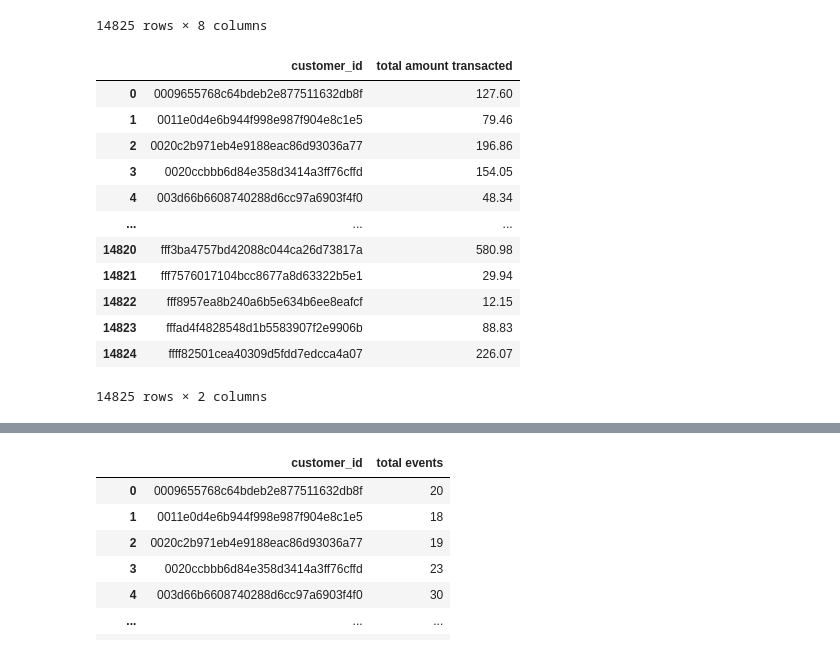
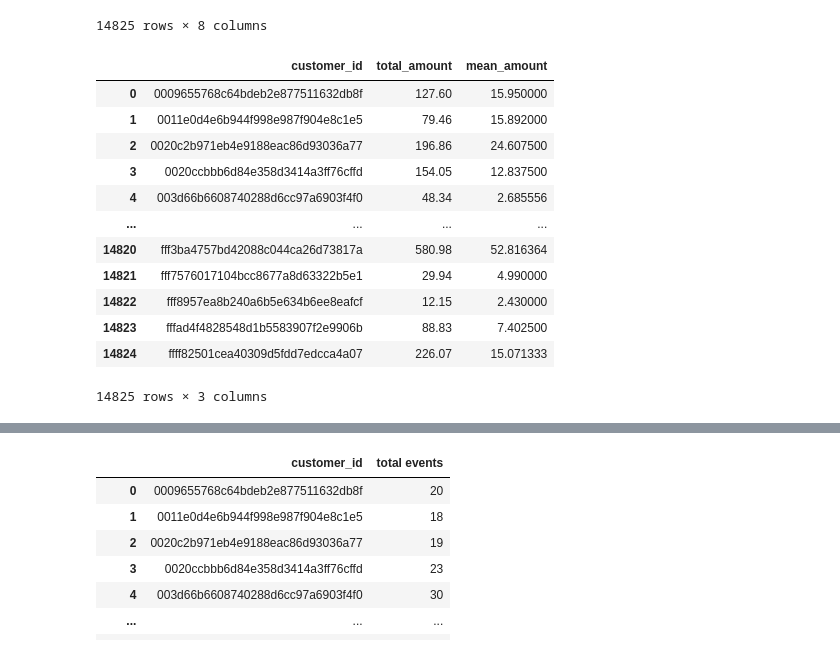
Before and after one commit to Koremm/Coffeeoffers, a Jupyter notebook: Coffee Offers Vscode.ipynb, the cells around one changed output, grey strips where cells are left out. Saved outputs shown, nothing was run; the diff lists cells and outputs as text; code cells hidden in the pictures.

```diff
--- a/Coffee Offers Vscode.ipynb
+++ b/Coffee Offers Vscode.ipynb
@@ -452,21 +461,30 @@ customers_no118
 # %%
 customer_totalamount = all_merged_no118[['customer_id','amount']].groupby('customer_id').sum().reset_index()
 customer_totalamount.rename(columns = {'amount':'total amount transacted'}, inplace = True)
-customer_totalamount
+
+
+
+customer_stats = all_merged_no118[['customer_id', 'amount']] \
+    .groupby('customer_id') \
+    .agg(total_amount=('amount', 'sum'),
+         mean_amount=('amount', 'mean')) \
+    .reset_index()
+#customer_totalamount.rename(columns = {'amount':'total amount transacted'}, inplace = True)
+customer_stats
 # %% [output]
-|  | customer_id | total amount transacted |
-| 0 | 0009655768c64bdeb2e877511632db8f | 127.60 |
-| 1 | 0011e0d4e6b944f998e987f904e8c1e5 | 79.46 |
-| 2 | 0020c2b971eb4e9188eac86d93036a77 | 196.86 |
-| 3 | 0020ccbbb6d84e358d3414a3ff76cffd | 154.05 |
-| 4 | 003d66b6608740288d6cc97a6903f4f0 | 48.34 |
-| ... | ... | ... |
-| 14820 | fff3ba4757bd42088c044ca26d73817a | 580.98 |
-| 14821 | fff7576017104bcc8677a8d63322b5e1 | 29.94 |
-| 14822 | fff8957ea8b240a6b5e634b6ee8eafcf | 12.15 |
-| 14823 | fffad4f4828548d1b5583907f2e9906b | 88.83 |
-| 14824 | ffff82501cea40309d5fdd7edcca4a07 | 226.07 |
+|  | customer_id | total_amount | mean_amount |
+| 0 | 0009655768c64bdeb2e877511632db8f | 127.60 | 15.950000 |
+| 1 | 0011e0d4e6b944f998e987f904e8c1e5 | 79.46 | 15.892000 |
+| 2 | 0020c2b971eb4e9188eac86d93036a77 | 196.86 | 24.607500 |
+| 3 | 0020ccbbb6d84e358d3414a3ff76cffd | 154.05 | 12.837500 |
+| 4 | 003d66b6608740288d6cc97a6903f4f0 | 48.34 | 2.685556 |
+| ... | ... | ... | ... |
+| 14820 | fff3ba4757bd42088c044ca26d73817a | 580.98 | 52.816364 |
+| 14821 | fff7576017104bcc8677a8d63322b5e1 | 29.94 | 4.990000 |
+| 14822 | fff8957ea8b240a6b5e634b6ee8eafcf | 12.15 | 2.430000 |
+| 14823 | fffad4f4828548d1b5583907f2e9906b | 88.83 | 7.402500 |
+| 14824 | ffff82501cea40309d5fdd7edcca4a07 | 226.07 | 15.071333 |
-14825 rows × 2 columns
+14825 rows × 3 columns
 # %%
 customers_no118_edit = customers_no118.merge(customer_totalamount, how = 'left', left_on = 'customer_id', right_on= 'customer_id')
 customers_no118_edit
```
Also changed, not shown: parts of 12 cells of this notebook, 2 other files.
